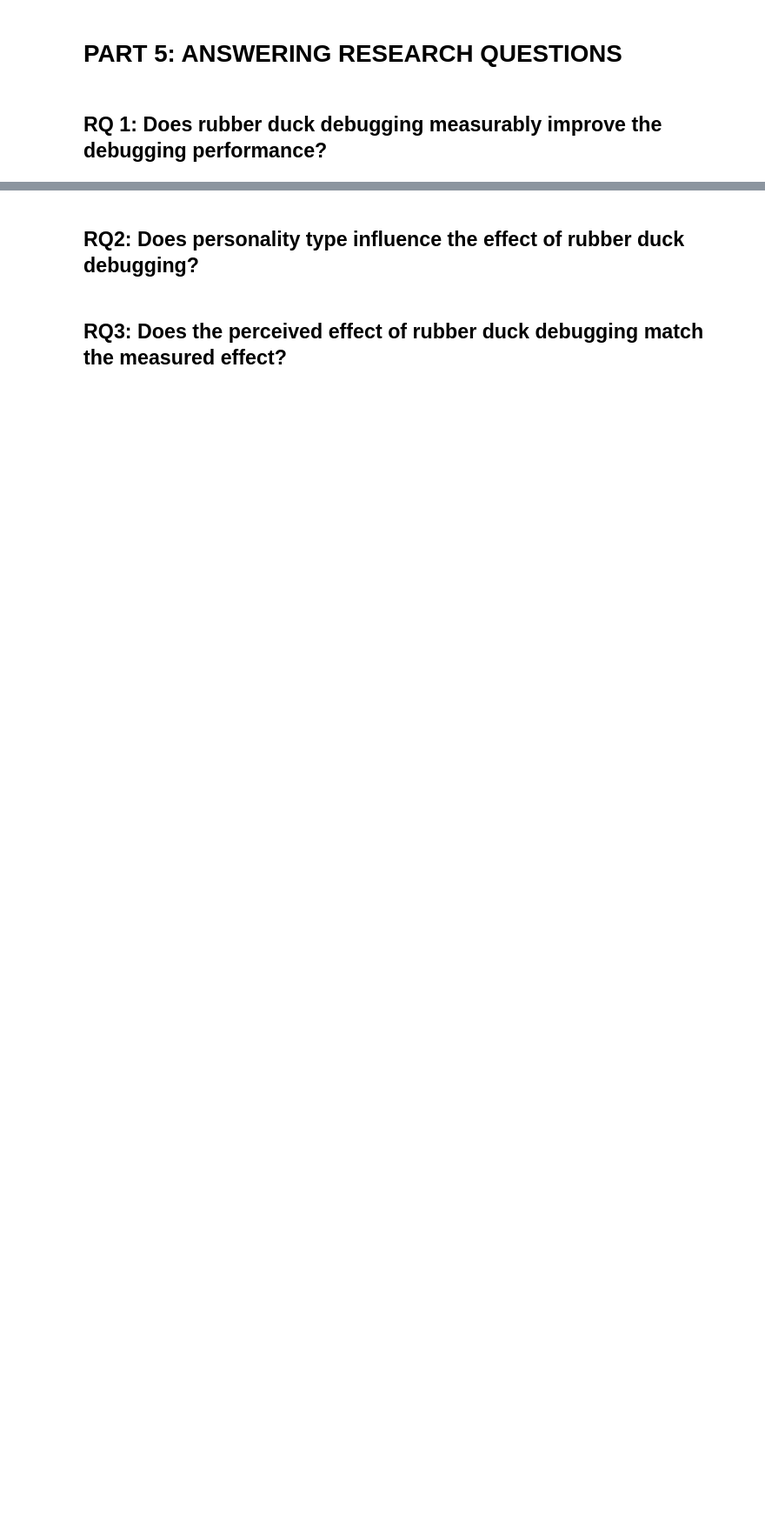
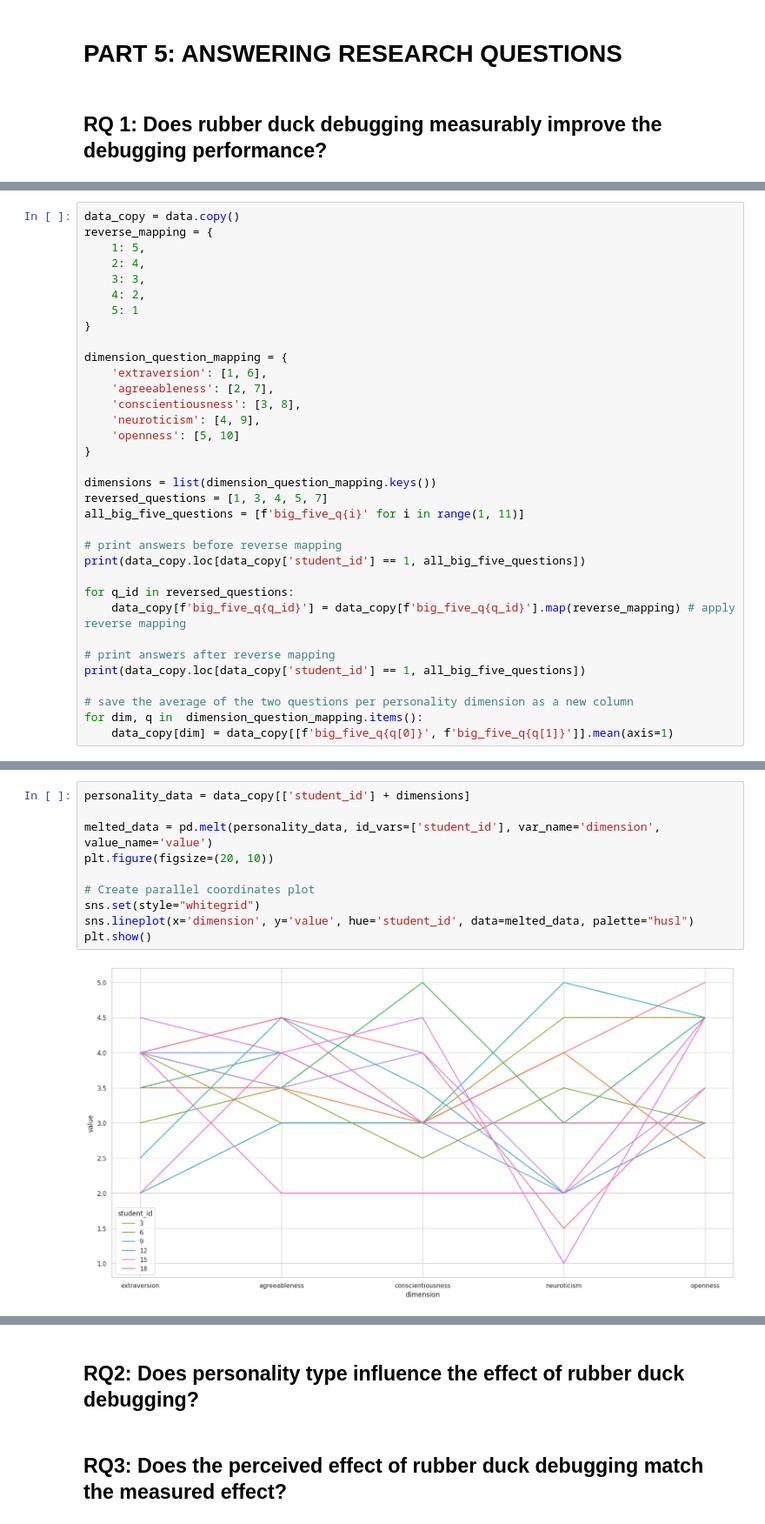
Before and after one commit to vera-bernhard/duck-exp, a Jupyter notebook: analysis/analysis.ipynb, the cells around one changed output, grey strips where cells are left out. Shown at 87% size. Drawn from its saved outputs; the diff is of its cells as text; blank space fills up the shorter version.

Commit message:
Add some personality analysis

```diff
--- a/analysis/analysis.ipynb
+++ b/analysis/analysis.ipynb
@@ -896,0 +879,34 @@ strong multicollinearity problems or that the design matrix is singular.
+# %%
+data_copy = data.copy()
+reverse_mapping = {
+    1: 5,
+    2: 4,
+    3: 3,
+    4: 2,
+    5: 1
+}
+
+dimension_question_mapping = {
+    'extraversion': [1, 6],
+    'agreeableness': [2, 7],
+    'conscientiousness': [3, 8],
+    'neuroticism': [4, 9],
+    'openness': [5, 10]
+}
+
+dimensions = list(dimension_question_mapping.keys())
+reversed_questions = [1, 3, 4, 5, 7]
+all_big_five_questions = [f'big_five_q{i}' for i in range(1, 11)]
+
+# print answers before reverse mapping
+print(data_copy.loc[data_copy['student_id'] == 1, all_big_five_questions])
+
+for q_id in reversed_questions:
+    data_copy[f'big_five_q{q_id}'] = data_copy[f'big_five_q{q_id}'].map(reverse_mapping) # apply reverse mapping
+
+# print answers after reverse mapping
+print(data_copy.loc[data_copy['student_id'] == 1, all_big_five_questions])
+
+# save the average of the two questions per personality dimension as a new column
+for dim, q in  dimension_question_mapping.items():
+    data_copy[dim] = data_copy[[f'big_five_q{q[0]}', f'big_five_q{q[1]}']].mean(axis=1)
@@ -896,0 +933,12 @@ strong multicollinearity problems or that the design matrix is singular.
+# %%
+personality_data = data_copy[['student_id'] + dimensions]
+
+melted_data = pd.melt(personality_data, id_vars=['student_id'], var_name='dimension', value_name='value')
+plt.figure(figsize=(20, 10))
+
+# Create parallel coordinates plot
+sns.set(style="whitegrid")
+sns.lineplot(x='dimension', y='value', hue='student_id', data=melted_data, palette="husl")
+plt.show()
+# %% [output]
+[figure, added]
```
Also changed, not shown: parts of 17 cells of this notebook.
